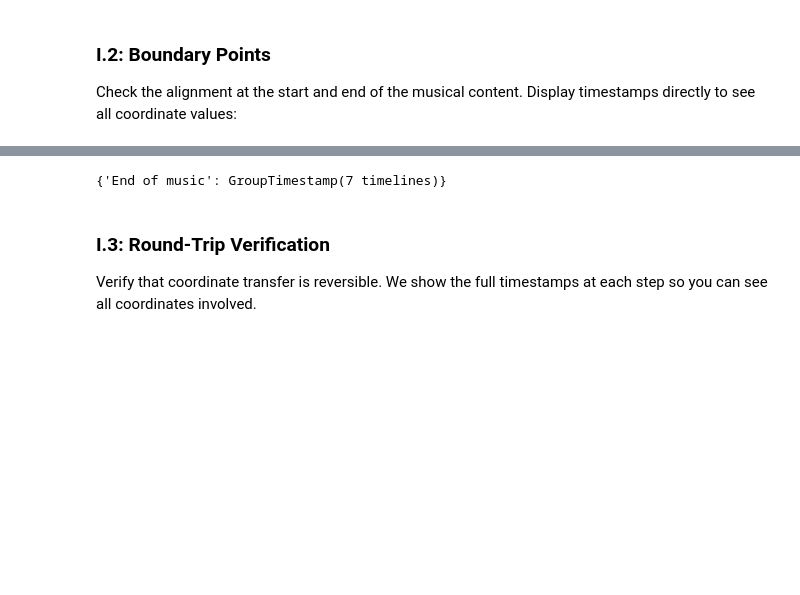
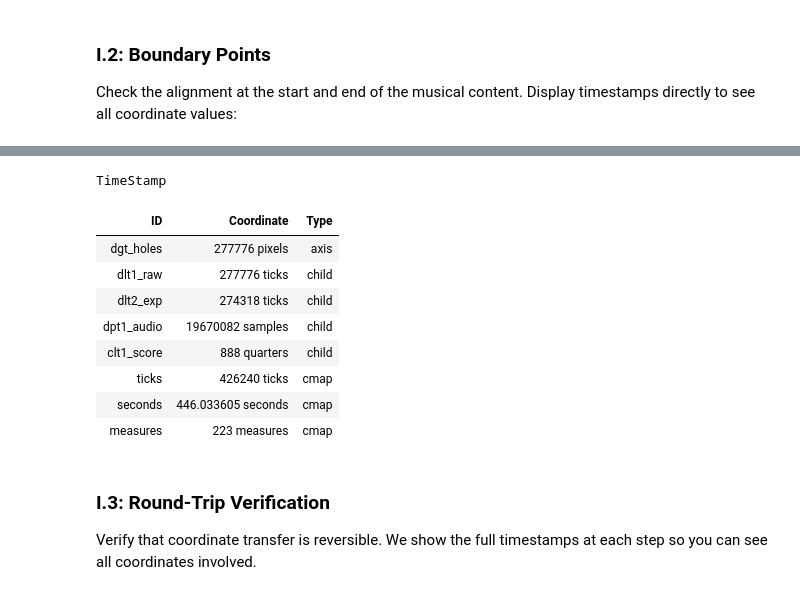
Before and after one commit to TimeToAlign/timetoalign, a Jupyter notebook: docs/page/howto/how02_supra_piano_roll.ipynb, the cells around one changed output, grey strips where cells are left out. Drawn from its saved outputs; the diff is of its cells as text; code cells hidden in the pictures; blank space fills up the shorter version.

```diff
--- a/docs/page/howto/how02_supra_piano_roll.ipynb
+++ b/docs/page/howto/how02_supra_piano_roll.ipynb
@@ -706,9 +718,18 @@ start_ts = group.get_timestamp_at(0.0, "dgt_holes")
 # %%
 # End of music
-end_ts = group.get_timestamp_at(float(aton_loader.musical_length.value), "dgt_holes")
-{"End of music": end_ts}
+end_ts = group.get_timestamp_at(int(aton_loader.musical_length.value), "dgt_holes")
+end_ts
 # %% [output]
-{'End of music': GroupTimestamp(7 timelines)}
+TimeStamp
+| ID | Coordinate | Type |
+| dgt_holes | 277776 pixels | axis |
+| dlt1_raw | 277776 ticks | child |
+| dlt2_exp | 274318 ticks | child |
+| dpt1_audio | 19670082 samples | child |
+| clt1_score | 888 quarters | child |
+| ticks | 426240 ticks | cmap |
+| seconds | 446.033605 seconds | cmap |
+| measures | 223 measures | cmap |
 # %% [markdown]
 ### I.3: Round-Trip Verification
 
```
Also changed, not shown: parts of 10 cells of this notebook, 46 other files.
